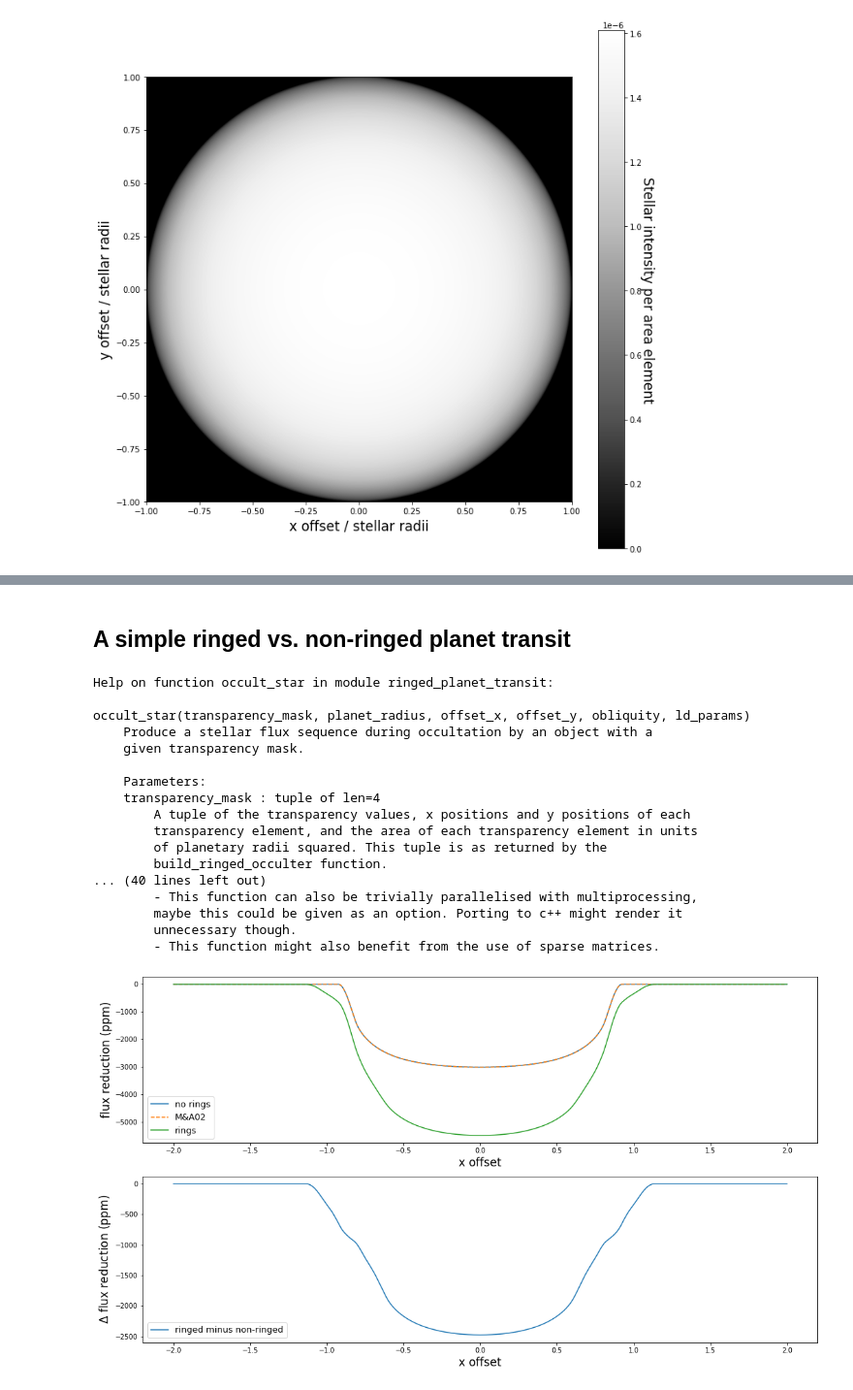
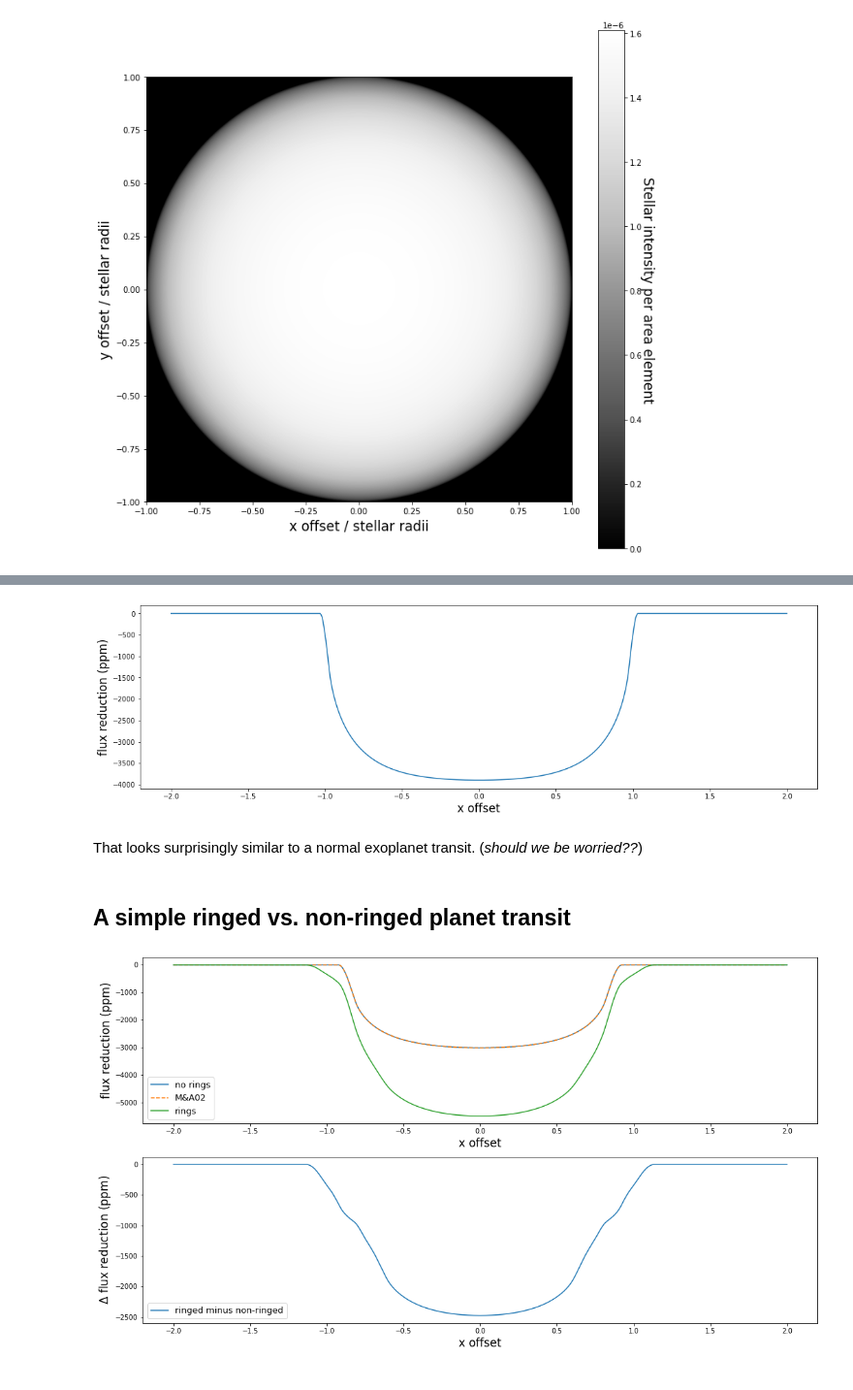
Before and after one commit to leigh2/PLATO_ring_sim, a Jupyter notebook: rpt_demo.ipynb, the cells around one changed output, grey strips where cells are left out. Shown at 97% size. Cells and saved outputs as stored; diff of their text form; code cells hidden in the pictures.

```diff
--- a/rpt_demo.ipynb
+++ b/rpt_demo.ipynb
@@ -124,25 +169,18 @@ plt.show()
+# %%
+x_offset = np.linspace(-2,2,1000)
+f = rpt.occult_star((inv,_x,_y,A),0.1,x_offset,0.0,0.0,[0.25, 0.75])
+# %%
+plt.figure(figsize=(18,5))
+plt.plot(x_offset, (f-1)*1E6)
+plt.xlabel("x offset", fontsize=17)
+plt.ylabel("flux reduction (ppm)", fontsize=17)
+plt.show()
+# %% [output]
+[figure, added]
+# %% [markdown]
+That looks surprisingly similar to a normal exoplanet transit. (_should we be worried??_)
 # %% [markdown]
 ## A simple ringed vs. non-ringed planet transit
-# %%
-help(rpt.occult_star)
-# %% [output]
-Help on function occult_star in module ringed_planet_transit:
-
-occult_star(transparency_mask, planet_radius, offset_x, offset_y, obliquity, ld_params)
-    Produce a stellar flux sequence during occultation by an object with a
-    given transparency mask.
-
-    Parameters:
-    transparency_mask : tuple of len=4
-        A tuple of the transparency values, x positions and y positions of each
-        transparency element, and the area of each transparency element in units
-        of planetary radii squared. This tuple is as returned by the
-        build_ringed_occulter function.
-... (40 lines left out)
-        - This function can also be trivially parallelised with multiprocessing,
-        maybe this could be given as an option. Porting to c++ might render it
-        unnecessary though.
-        - This function might also benefit from the use of sparse matrices.
 # %%
 # model parameters
 # r_planet / r_star
```
Also changed, not shown: parts of 8 cells of this notebook, 1 other file.
